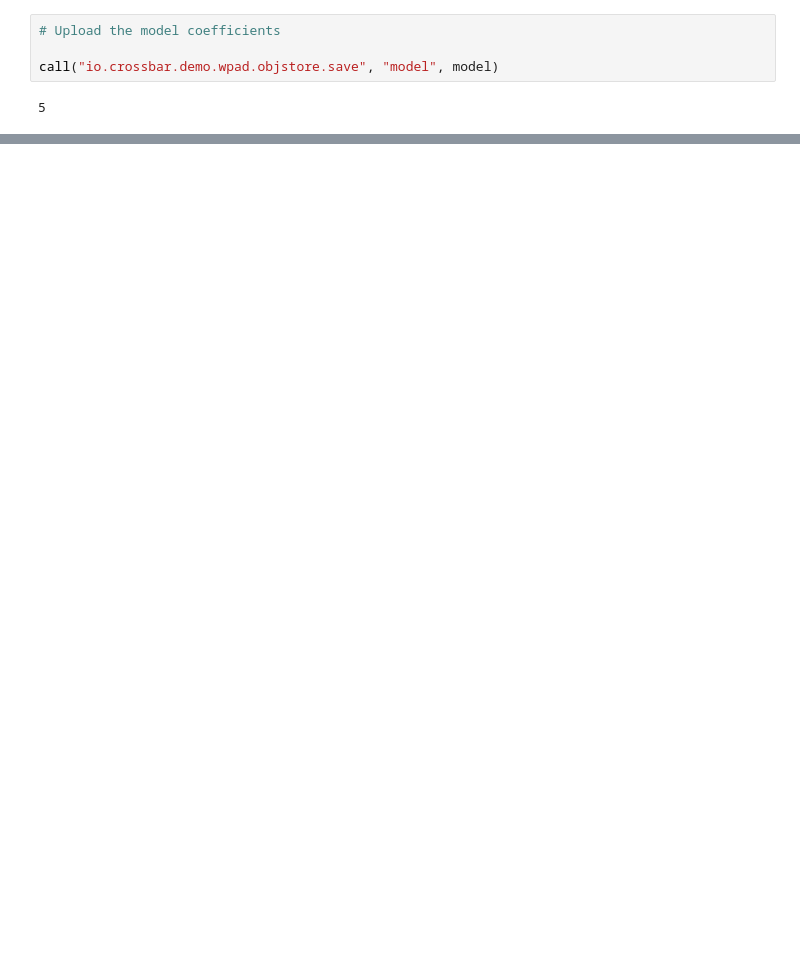
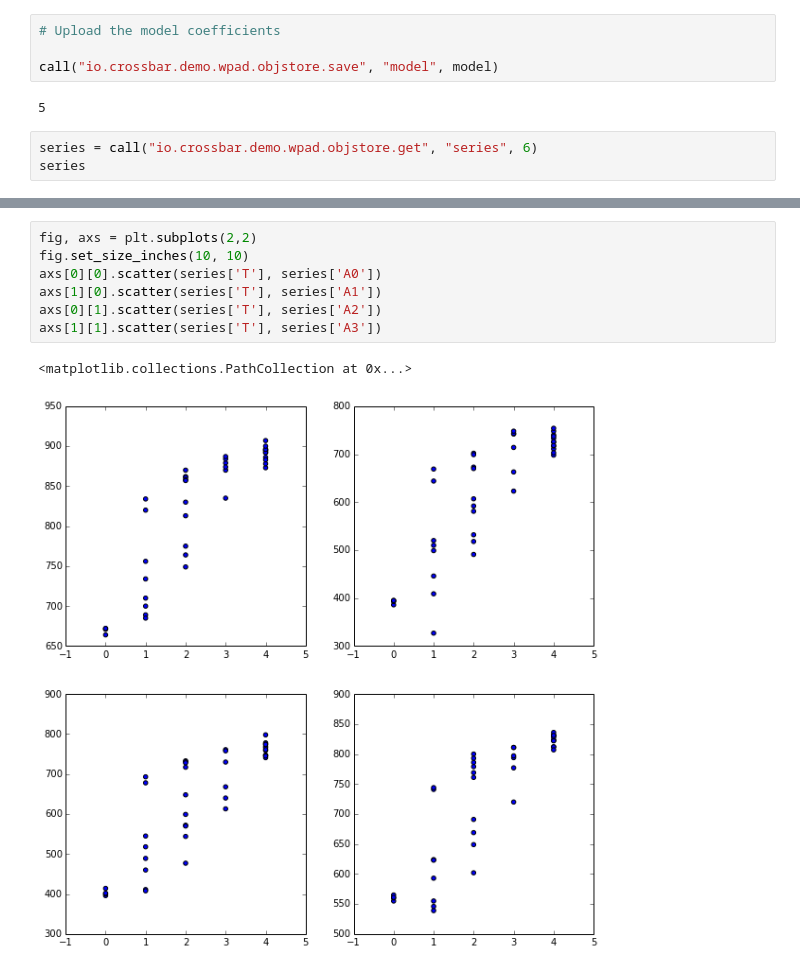
Before and after one commit to crossbario/crossbar-examples, a Jupyter notebook: iotcookbook/app/weights/wpadlab/notebooks/estimate_model.ipynb, the cells around one changed output, grey strips where cells are left out. Drawn from its saved outputs; the diff is of its cells as text; blank space fills up the shorter version.

```diff
--- a/iotcookbook/app/weights/wpadlab/notebooks/estimate_model.ipynb
+++ b/iotcookbook/app/weights/wpadlab/notebooks/estimate_model.ipynb
@@ -135,3 +153,6 @@ model
 call("io.crossbar.demo.wpad.objstore.save", "model", model)
 # %% [output]
 5
+# %%
+series = call("io.crossbar.demo.wpad.objstore.get", "series", 6)
+series
@@ -137,0 +168,10 @@ call("io.crossbar.demo.wpad.objstore.save", "model", model)
+# %%
+fig, axs = plt.subplots(2,2)
+fig.set_size_inches(10, 10)
+axs[0][0].scatter(series['T'], series['A0'])
+axs[1][0].scatter(series['T'], series['A1'])
+axs[0][1].scatter(series['T'], series['A2'])
+axs[1][1].scatter(series['T'], series['A3'])
+# %% [output]
+<matplotlib.collections.PathCollection at 0x...>
+[figure, added]
```
Also changed, not shown: parts of 13 cells of this notebook, 6 other files.
